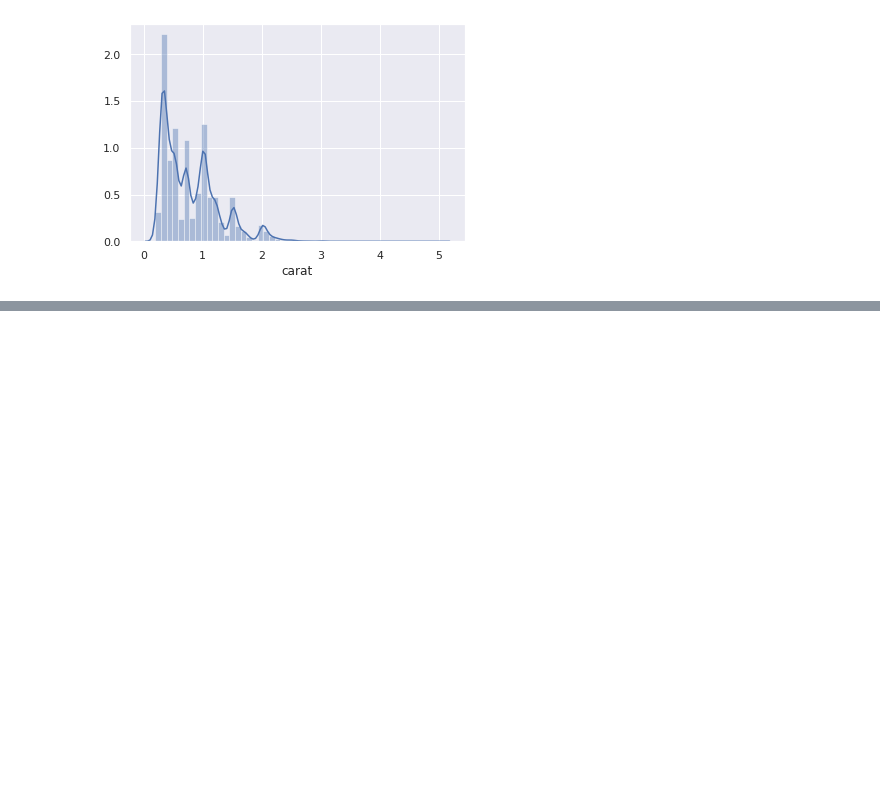
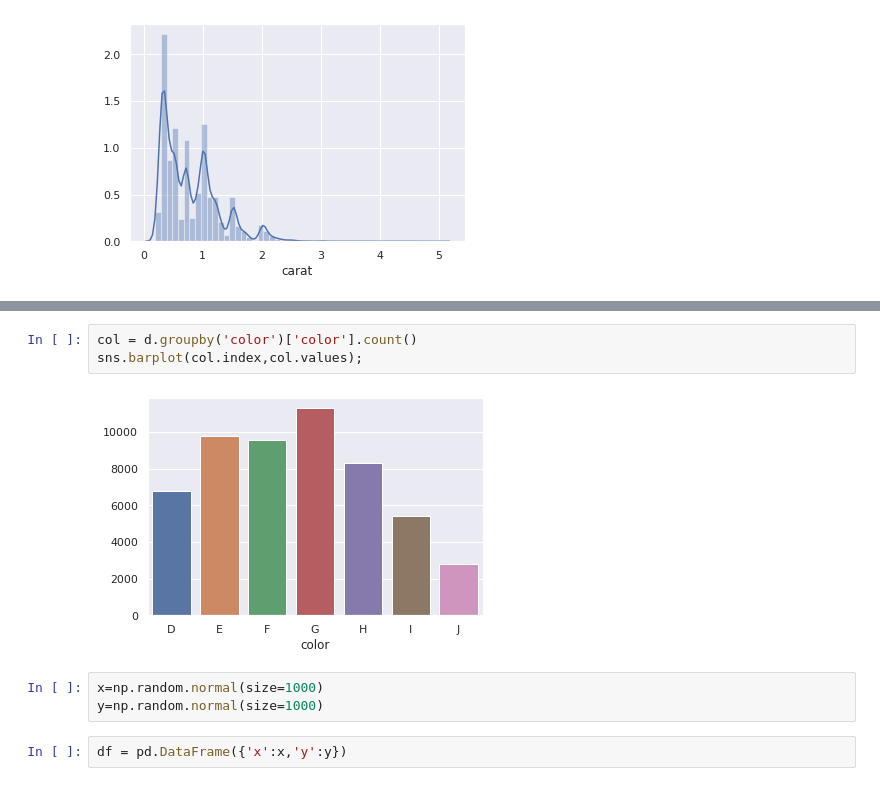
Before and after one commit to swami-gait/Foundations_of_datascience, a Jupyter notebook: FDS_WK11_DataViz.ipynb, the cells around one changed output, grey strips where cells are left out. Saved outputs shown, nothing was run; the diff lists cells and outputs as text; blank space fills up the shorter version.

```diff
--- a/FDS_WK11_DataViz.ipynb
+++ b/FDS_WK11_DataViz.ipynb
@@ -490,0 +513,10 @@ sns.distplot(d.carat);
+# %%
+col = d.groupby('color')['color'].count()
+sns.barplot(col.index,col.values);
+# %% [output]
+[figure, added]
+# %%
+x=np.random.normal(size=1000)
+y=np.random.normal(size=1000)
+# %%
+df = pd.DataFrame({'x':x,'y':y})
```
Also changed, not shown: parts of 48 cells of this notebook.
